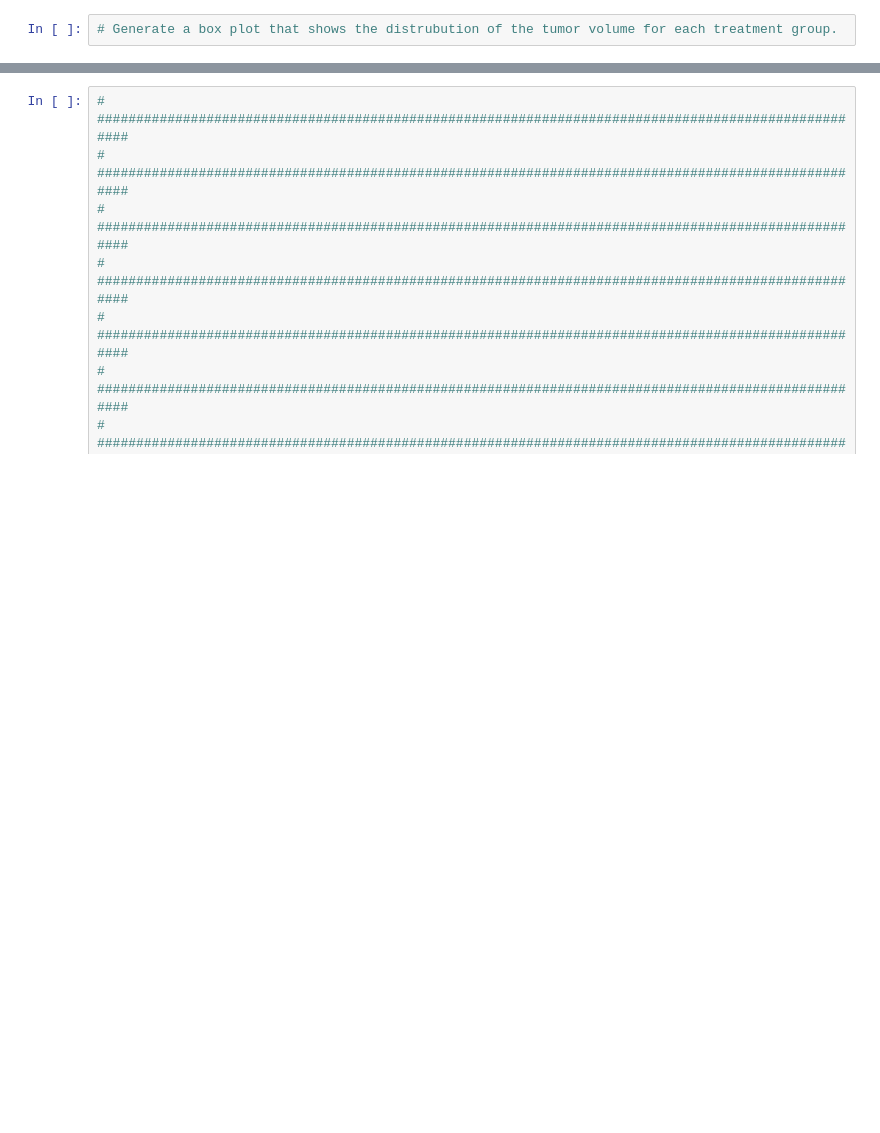
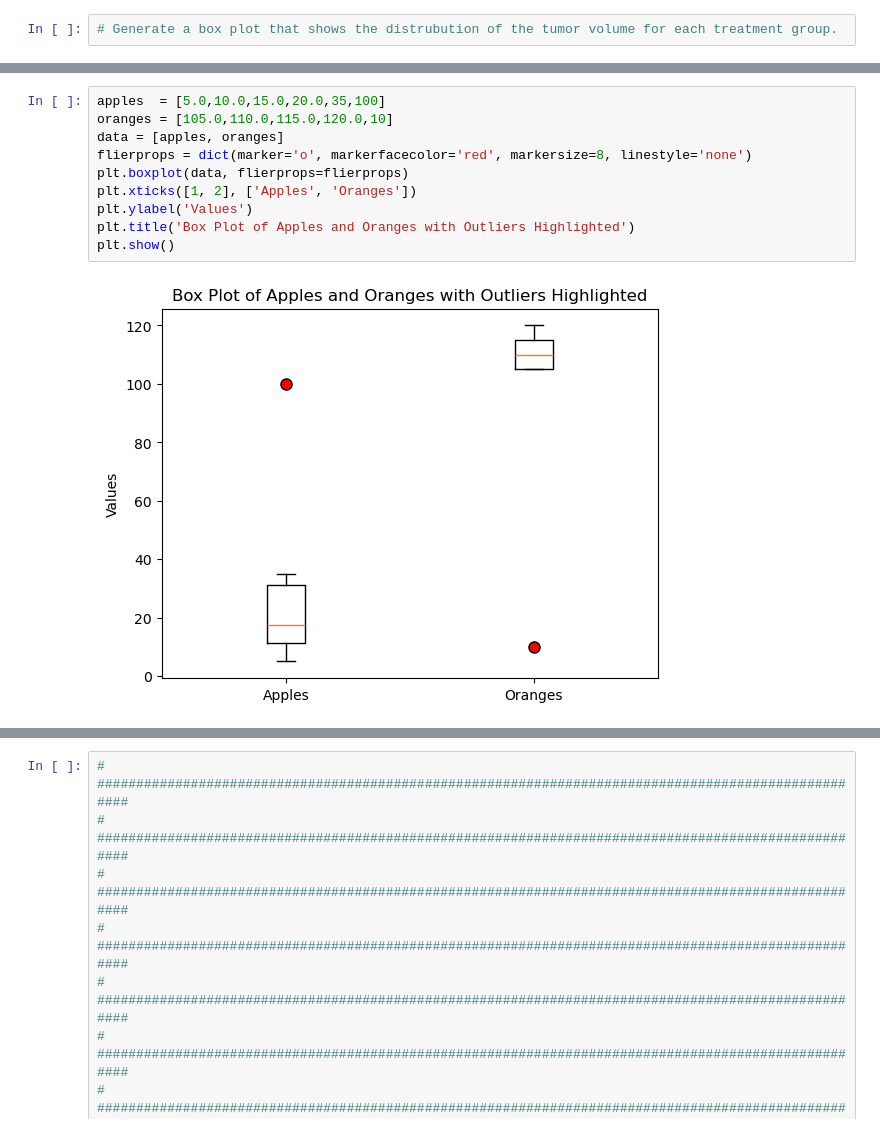
Before and after one commit to MarkOlsonMN/matplotlib-challenge, a Jupyter notebook: Pymaceuticals/Pymaceuticals_Jupyter_Notebook.ipynb, the cells around one changed output, grey strips where cells are left out. Saved outputs shown, nothing was run; the diff lists cells and outputs as text; blank space fills up the shorter version.

```diff
--- a/Pymaceuticals/Pymaceuticals_Jupyter_Notebook.ipynb
+++ b/Pymaceuticals/Pymaceuticals_Jupyter_Notebook.ipynb
@@ -488,0 +576,12 @@ plt.show()
+# %%
+apples  = [5.0,10.0,15.0,20.0,35,100]
+oranges = [105.0,110.0,115.0,120.0,10]
+data = [apples, oranges]
+flierprops = dict(marker='o', markerfacecolor='red', markersize=8, linestyle='none')
+plt.boxplot(data, flierprops=flierprops)
+plt.xticks([1, 2], ['Apples', 'Oranges'])
+plt.ylabel('Values')
+plt.title('Box Plot of Apples and Oranges with Outliers Highlighted')
+plt.show()
+# %% [output]
+[figure, added]
```
Also changed, not shown: parts of 7 cells of this notebook.
